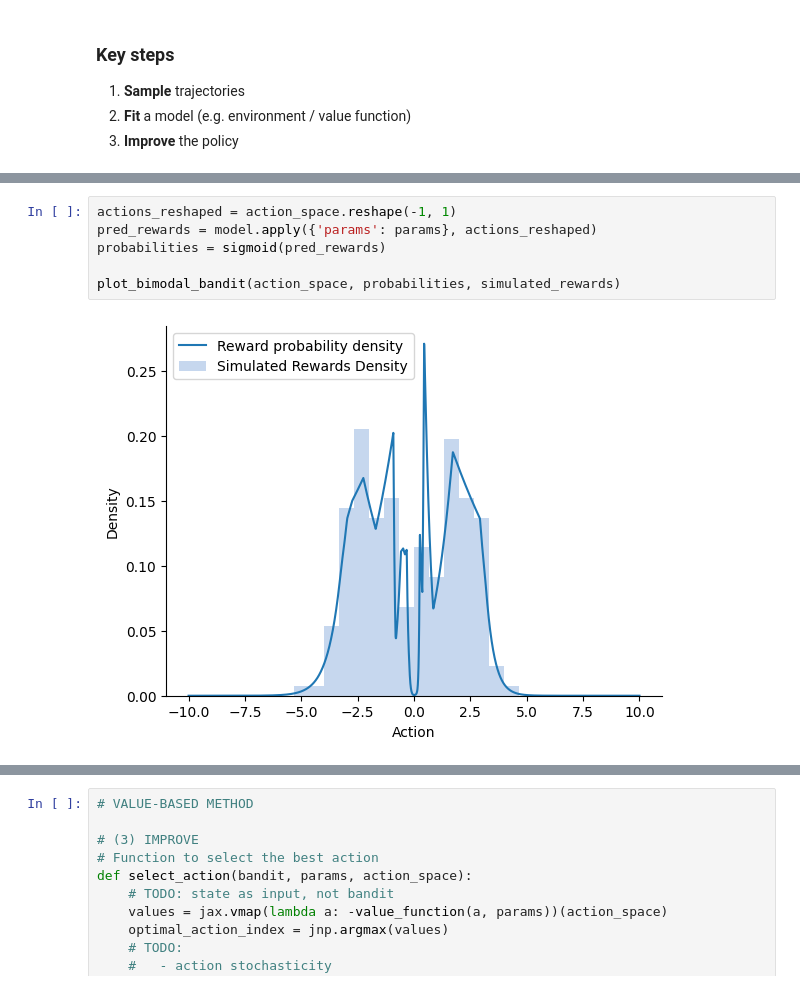
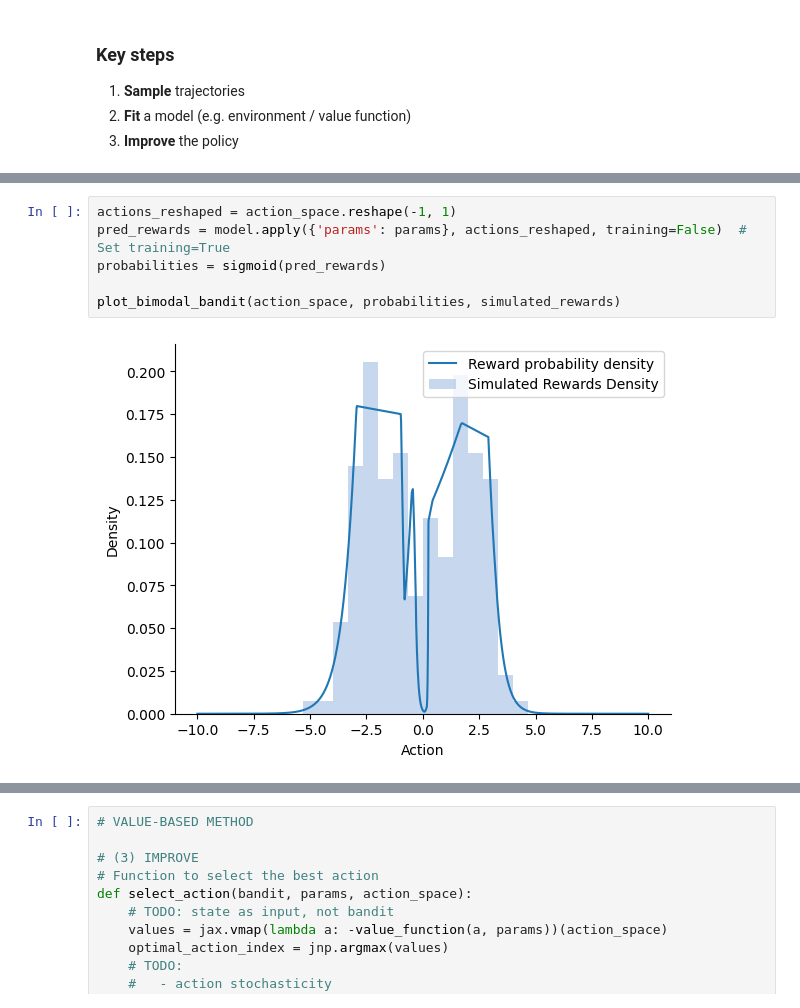
Before and after one commit to callum-lawson/fd-rl, a Jupyter notebook: bandits.ipynb, the cells around one changed output, grey strips where cells are left out. Saved outputs shown, nothing was run; the diff lists cells and outputs as text.

Commit message:
Add dropouts to NN training for bandit action-value function

```diff
--- a/bandits.ipynb
+++ b/bandits.ipynb
@@ -172,8 +170,8 @@ Epoch 900, Loss: 0.14340484142303467
 # %%
 actions_reshaped = action_space.reshape(-1, 1)
-pred_rewards = model.apply({'params': params}, actions_reshaped)
+pred_rewards = model.apply({'params': params}, actions_reshaped, training=False)  # Set training=True
 probabilities = sigmoid(pred_rewards)
 
 plot_bimodal_bandit(action_space, probabilities, simulated_rewards)
 # %% [output]
-[figure, old version]
+[figure, new version]
```
Also changed, not shown: parts of 2 cells of this notebook.
